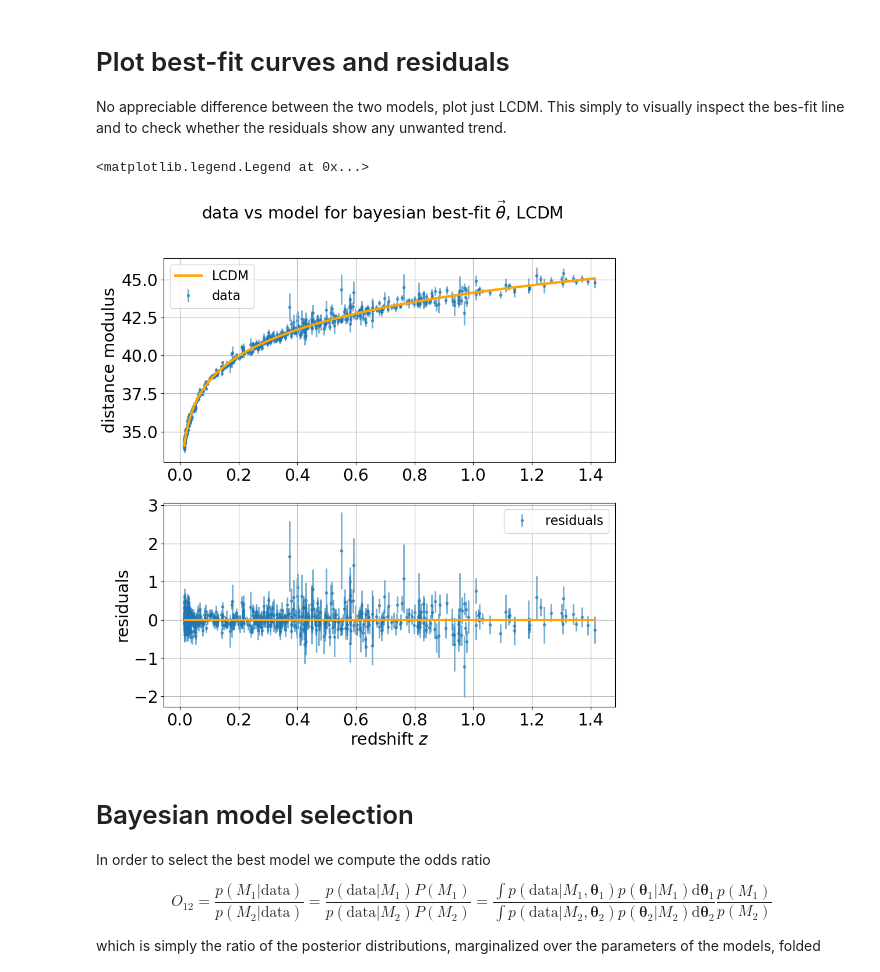
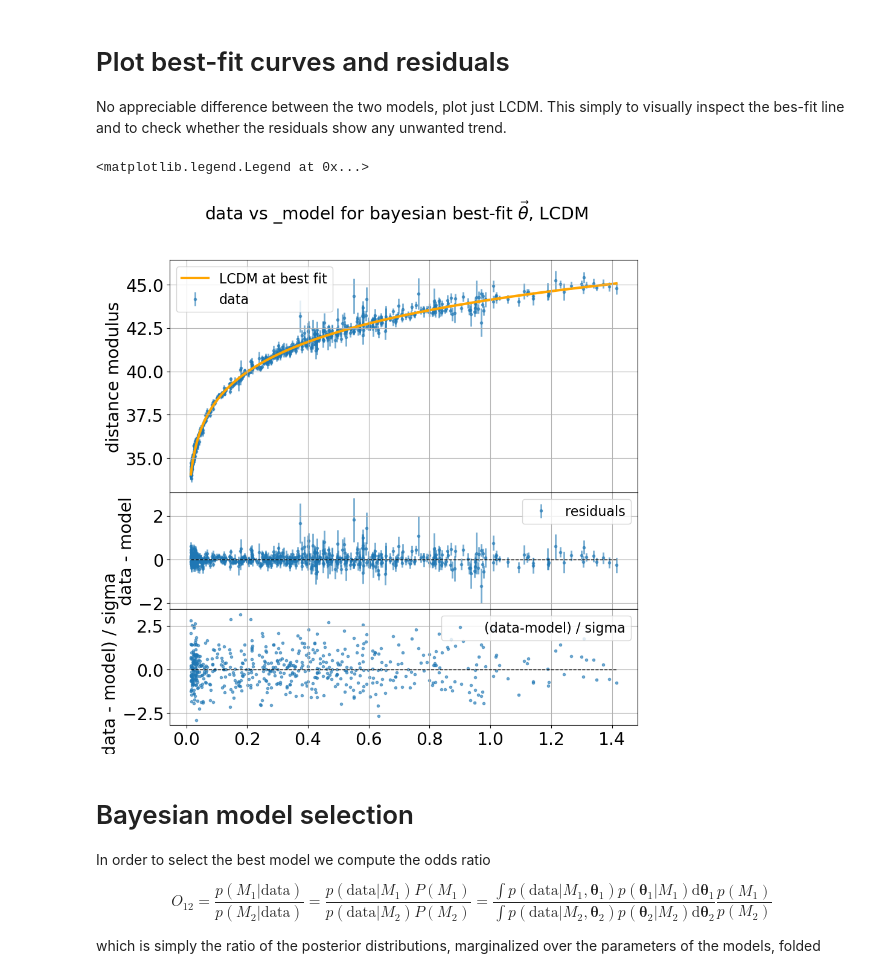
Before and after one commit to davidesciotti/Astrostats, a Jupyter notebook: SNIa_for_astrostats.ipynb, the cells around one changed output. Saved outputs shown, nothing was run; the diff lists cells and outputs as text; code cells hidden in the pictures.

Commit message:
fix mean, std, cov, add additional redisual plot

```diff
--- a/SNIa_for_astrostats.ipynb
+++ b/SNIa_for_astrostats.ipynb
@@ -495,9 +494,9 @@ trace_dict = {}
 for model in models:
     fraction = 0.1
     theta_mle = theta_mle_dict[model]
+    ndim = theta_mle.size
     if model == 'LCDM':
-        ndim = theta_mle.size
-        p0 = np.asarray(
+        theta_0 = np.asarray(
             [
                 theta_mle
                 + [
@@ -512,8 +511,7 @@ for model in models:
             ]
         )
     elif model == 'wCDM':
-        ndim = theta_mle.size
-        p0 = np.asarray(
+        theta_0 = np.asarray(
             [
                 theta_mle
                 + [
@@ -532,7 +530,7 @@ for model in models:
         )
 
     sampler = emcee.EnsembleSampler(Nwalkers, ndim, ln_posterior, args=(data, model))
-    pos, prob, state = sampler.run_mcmc(p0, Nsteps, progress=True)
+    pos, prob, state = sampler.run_mcmc(theta_0, Nsteps, progress=True)
 
     trace_dict[model] = sampler.chain[:, burn_in_steps:, :].reshape(-1, ndim)
 # %% [markdown]
@@ -746,53 +695,64 @@ fig.tight_layout()
 # Plot best-fit curves and residuals
 No appreciable difference between the two models, plot just LCDM. This simply to visually inspect the bes-fit line and to check whether the residuals show any unwanted trend.
 # %%
-model = 'LCDM'
+_model = 'LCDM'
 
-if model == 'LCDM':
-    theta_best_fit = exp_values_L
-elif model == 'wCDM':
-    theta_best_fit = exp_values_w
+theta_best_fit = means_dict[_model]
 
 # sort the data
 data_union = data_union[np.argsort(data_union[:, 1])]
 z_obs = data_union[:, 1]
 y_obs = data_union[:, 2]
 sigma_y = data_union[:, 3]
 
-fig, axs = plt.subplots(2)
-fig.suptitle('data vs model for bayesian best-fit $\\vec{\\theta}$, %s' % model)
+fig, axs = plt.subplots(3, height_ratios=[2, 1, 1], sharex=True, gridspec_kw={'hspace': 0.0}, )
+fig.suptitle('data vs _model for bayesian best-fit $\\vec{\\theta}$, %s' % _model)
 fig.set_size_inches(10, 10)
 
 axs[0].errorbar(z_obs, y_obs, yerr=sigma_y, fmt='.', alpha=0.6, label='data', zorder=1)
 axs[0].plot(
     z_obs,
-    model_prediction(z_obs, theta_best_fit, model),
-    label=model,
+    model_prediction(z_obs, theta_best_fit, _model),
+    label=_model + ' at best fit',
     color='orange',
     linewidth=3,
     zorder=1.5,
 )
-axs[0].set_ylabel('distance modulus')
-axs[0].grid()
-axs[0].legend(prop={'size': 16})
-
 axs[1].errorbar(
     z_obs,
-    y_obs - model_prediction(z_obs, theta_best_fit, model),
+    y_obs - model_prediction(z_obs, theta_best_fit, _model),
     yerr=sigma_y,
     fmt='.',
     label='residuals',
     alpha=0.6,
     zorder=1,
 )
-axs[1].hlines(0, z_obs.min(), z_obs.max(), color='orange', zorder=2, linewidth=3)
-axs[1].set_ylabel('residuals')
-axs[1].set_xlabel('redshift $z$')
+axs[1].hlines(0, z_obs.min(), z_obs.max(), color='k', ls='--', zorder=2, linewidth=1)
+
+axs[2].plot(
+    z_obs,
+    (y_obs-model_prediction(z_obs, theta_best_fit, _model))/sigma_y,
+    ls = '',
+    marker = '.',
+    label='(data-model) / sigma',
+    alpha=0.6,
+    zorder=1,
+)
+axs[2].hlines(0, z_obs.min(), z_obs.max(), color='k', ls='--', zorder=2, linewidth=1)
+
+axs[0].set_ylabel('distance modulus')
+axs[1].set_ylabel('data - model')
+axs[2].set_ylabel('(data - model) / sigma')
+axs[1].set_xlabel(r'$z$')
+axs[0].grid()
 axs[1].grid()
+axs[2].grid()
+axs[0].legend(prop={'size': 16})
 axs[1].legend(prop={'size': 16})
+axs[2].legend(prop={'size': 16})
 # %% [output]
 <matplotlib.legend.Legend at 0x...>
-[figure, old version]
+[figure, new version]
 # %% [markdown]
 # Bayesian model selection
 In order to select the best model we compute the odds ratio
```
Also changed, not shown: parts of 24 cells of this notebook.
